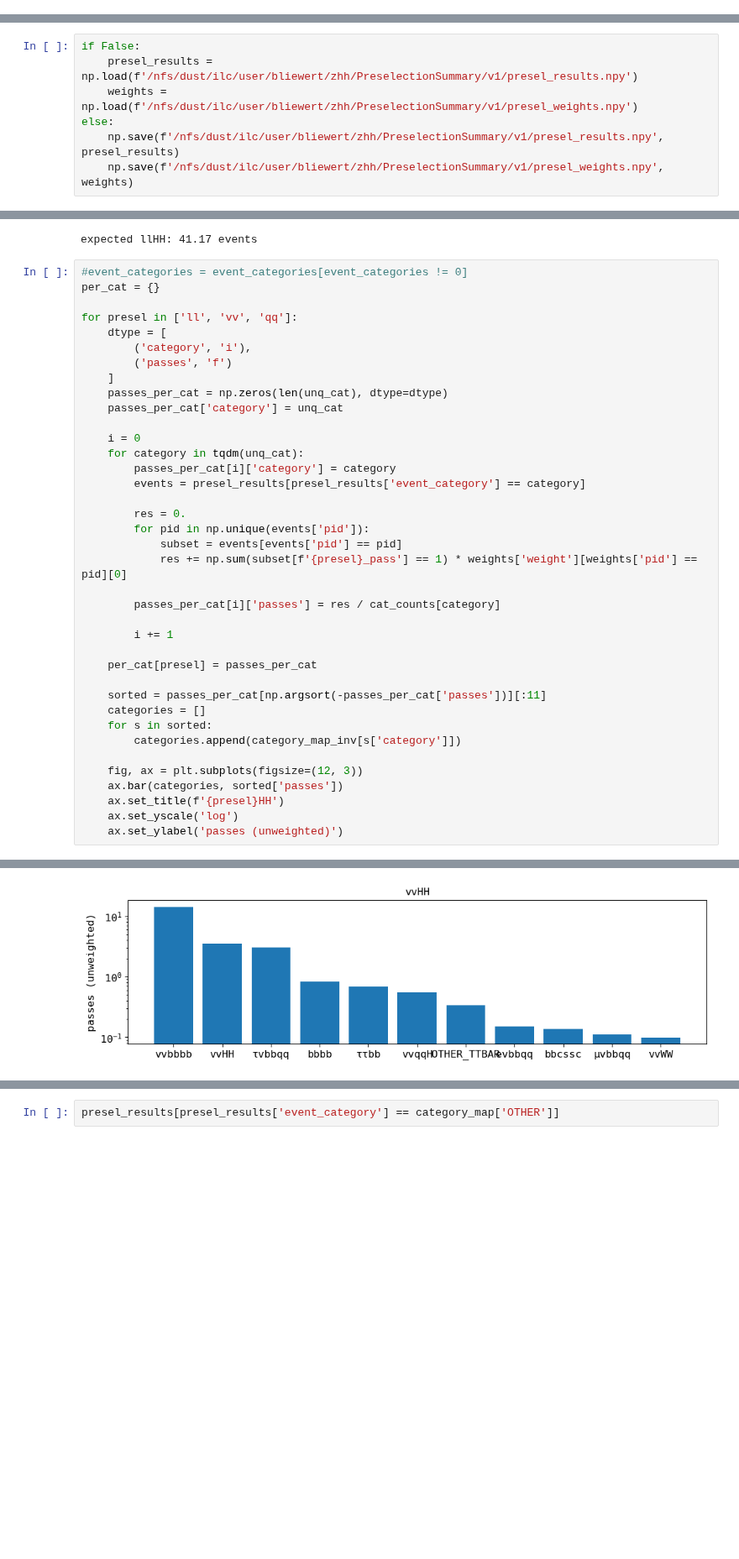
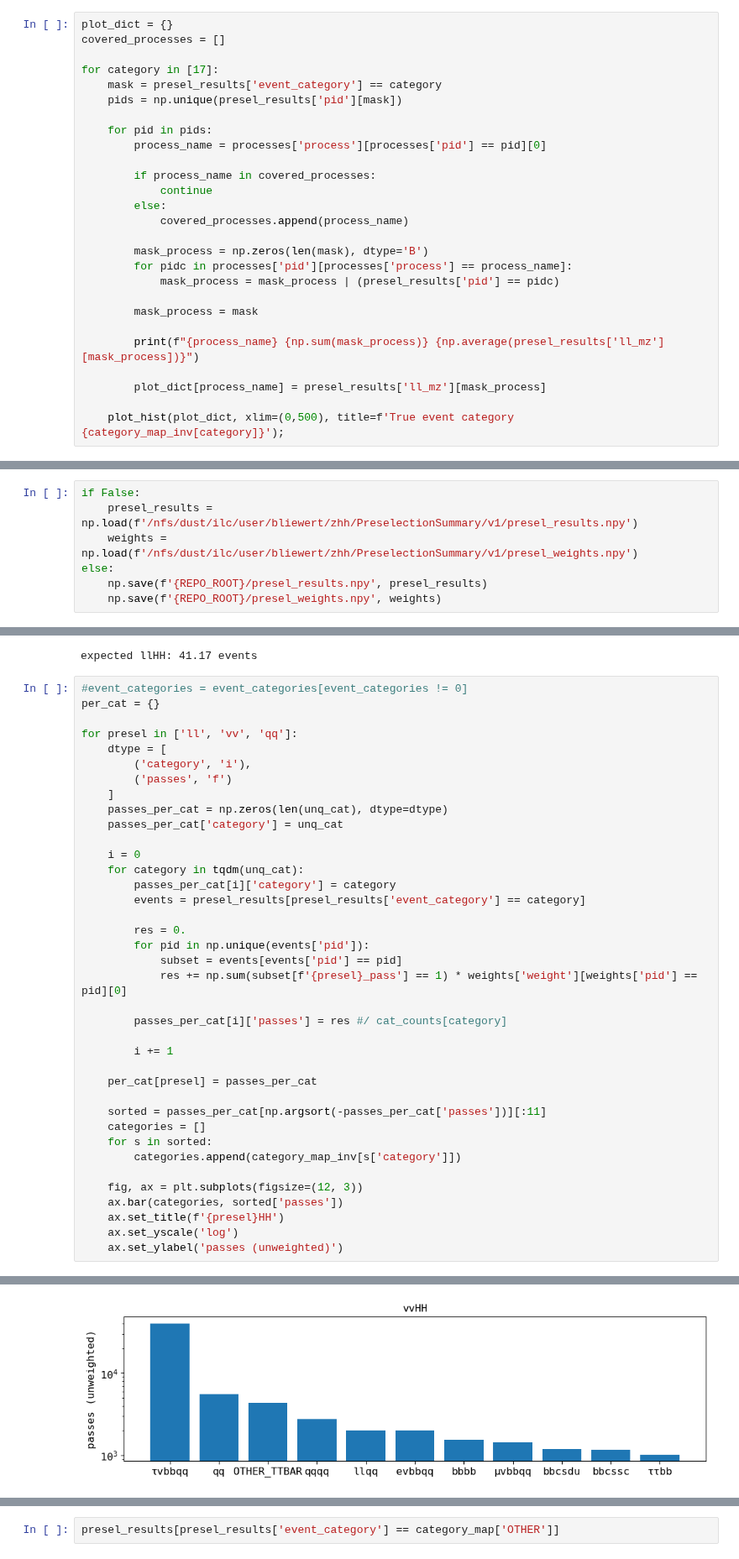
Before and after one commit to ILDAnaSoft/ZHH, a Jupyter notebook: notebooks/6_preselection.ipynb, the cells around one changed output, grey strips where cells are left out. Shown at 84% size. Saved outputs shown, nothing was run; the diff lists cells and outputs as text; blank space fills up the shorter version.

```diff
--- a/notebooks/6_preselection.ipynb
+++ b/notebooks/6_preselection.ipynb
@@ -171,0 +232,27 @@ for pid in tqdm(pids):
+# %%
+plot_dict = {}
+covered_processes = []
+
+for category in [17]:
+    mask = presel_results['event_category'] == category
+    pids = np.unique(presel_results['pid'][mask])
+
+    for pid in pids:
+        process_name = processes['process'][processes['pid'] == pid][0]
+
+        if process_name in covered_processes:
+            continue
+        else:
+            covered_processes.append(process_name)
+
+        mask_process = np.zeros(len(mask), dtype='B')
+        for pidc in processes['pid'][processes['process'] == process_name]:
+            mask_process = mask_process | (presel_results['pid'] == pidc)
+
+        mask_process = mask
+
+        print(f"{process_name} {np.sum(mask_process)} {np.average(presel_results['ll_mz'][mask_process])}")
+
+        plot_dict[process_name] = presel_results['ll_mz'][mask_process]
+
+    plot_hist(plot_dict, xlim=(0,500), title=f'True event category {category_map_inv[category]}');
@@ -174,5 +281,5 @@ if False:
     presel_results = np.load(f'/nfs/dust/ilc/user/bliewert/zhh/PreselectionSummary/v1/presel_results.npy')
     weights = np.load(f'/nfs/dust/ilc/user/bliewert/zhh/PreselectionSummary/v1/presel_weights.npy')
 else:
-    np.save(f'/nfs/dust/ilc/user/bliewert/zhh/PreselectionSummary/v1/presel_results.npy', presel_results)
-    np.save(f'/nfs/dust/ilc/user/bliewert/zhh/PreselectionSummary/v1/presel_weights.npy', weights)
+    np.save(f'{REPO_ROOT}/presel_results.npy', presel_results)
+    np.save(f'{REPO_ROOT}/presel_weights.npy', weights)
@@ -247,7 +345,7 @@ for presel in ['ll', 'vv', 'qq']:
             subset = events[events['pid'] == pid]
             res += np.sum(subset[f'{presel}_pass'] == 1) * weights['weight'][weights['pid'] == pid][0]
 
-        passes_per_cat[i]['passes'] = res / cat_counts[category]
+        passes_per_cat[i]['passes'] = res #/ cat_counts[category]
 
         i += 1
 
@@ -268 +366 @@ for presel in ['ll', 'vv', 'qq']:
-[figure, old version]
+[figure, new version]
```
Also changed, not shown: parts of 15 cells of this notebook, 1 other file.
